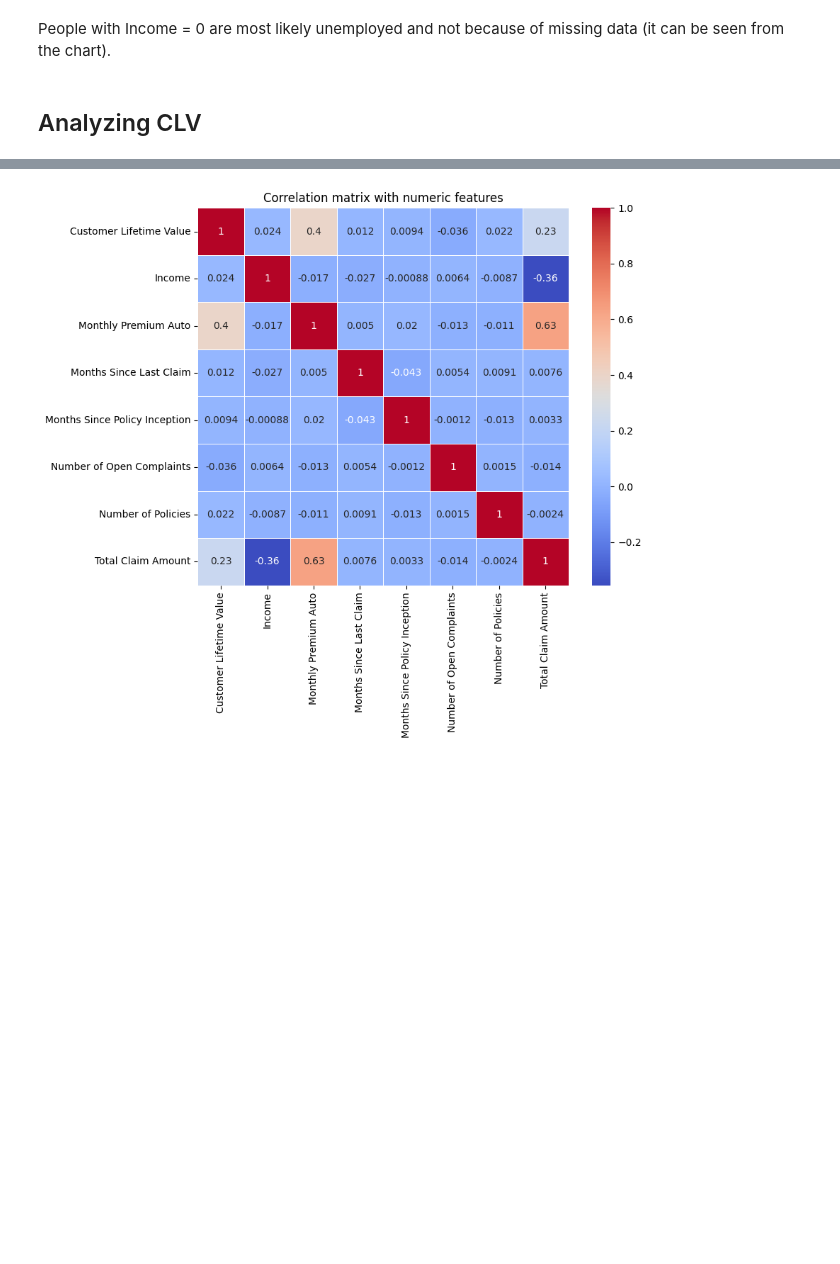
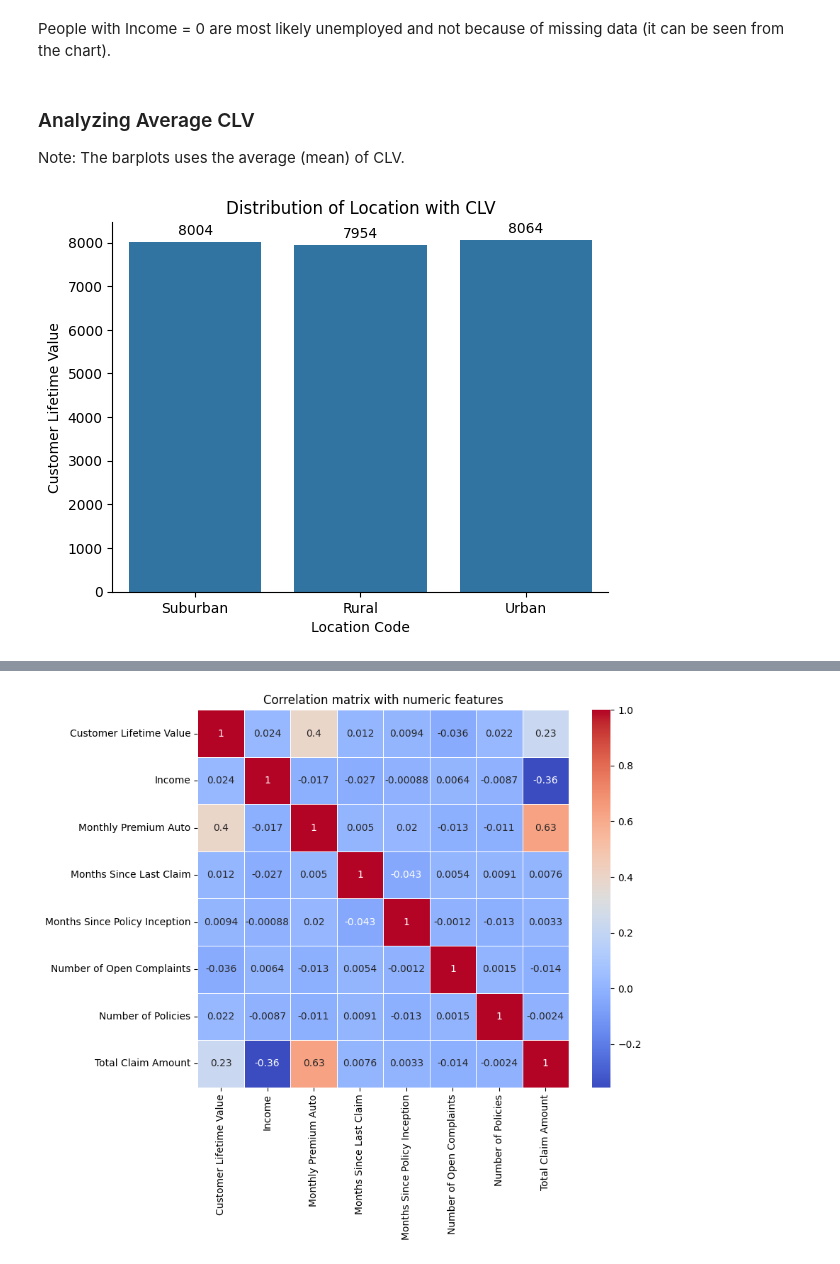
Before and after one commit to aRandomUser1107/Customer-Lifetime-Value-Prediction, a Jupyter notebook: clv.ipynb, the cells around one changed output, grey strips where cells are left out. Saved outputs shown, nothing was run; the diff lists cells and outputs as text; code cells hidden in the pictures; blank space fills up the shorter version.

```diff
--- a/clv.ipynb
+++ b/clv.ipynb
@@ -166,5 +193,18 @@ plt.show()
 [figure]
 # %% [markdown]
 People with Income = 0 are most likely unemployed and not because of missing data (it can be seen from the chart).
-# %% [markdown]
-## Analyzing CLV
+# %% [markdown]
+### Analyzing Average CLV
+
+Note:
+The barplots uses the average (mean) of CLV.
+# %%
+ax = sns.barplot(data=df, x='Location Code', y='Customer Lifetime Value', errorbar=None)
+plt.title('Distribution of Location with CLV')
+for container in ax.containers:
+    ax.bar_label(container, fmt='%.0f', padding=3)
+
+sns.despine()
+plt.show()
+# %% [output]
+[figure, added]
```
Also changed, not shown: parts of 18 cells of this notebook.
